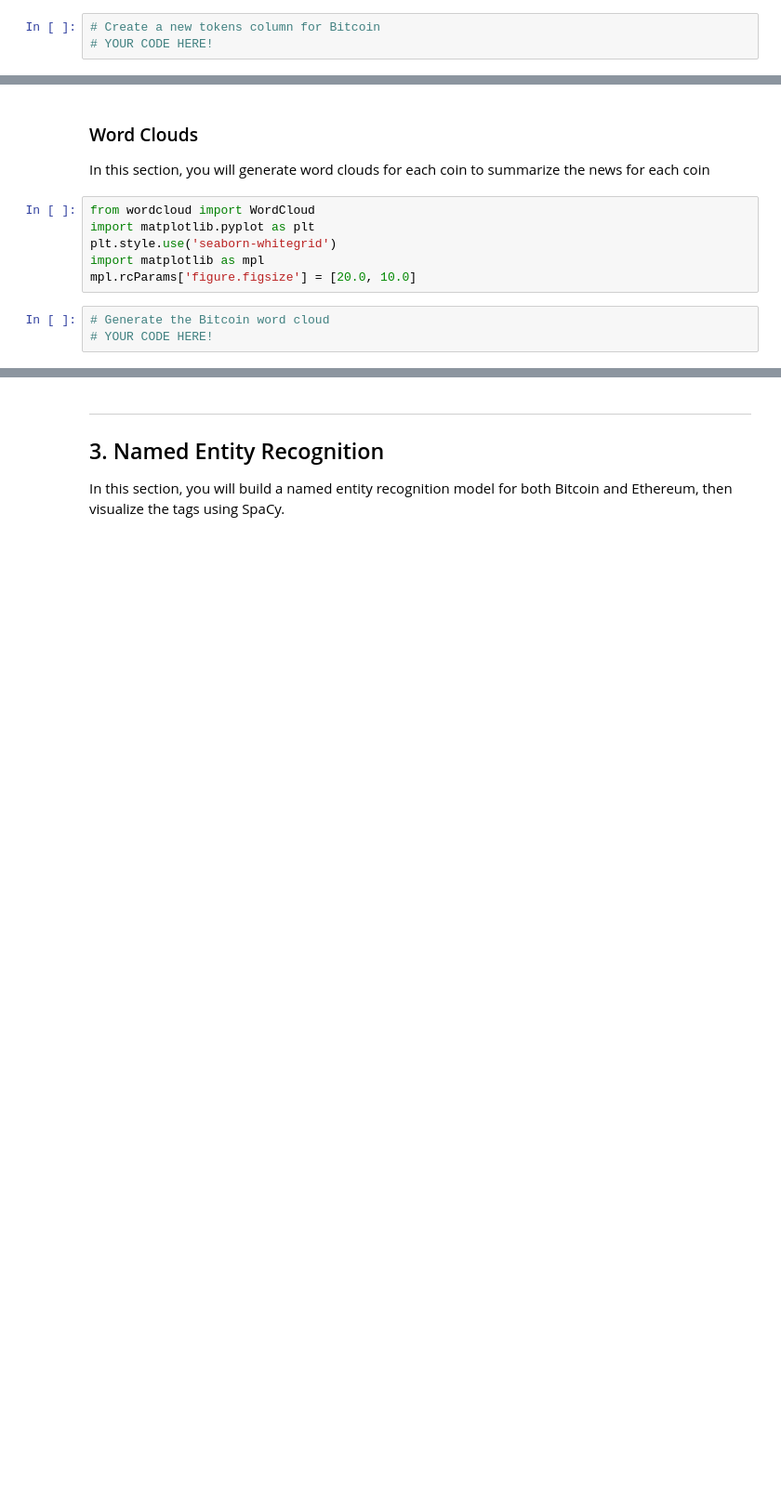
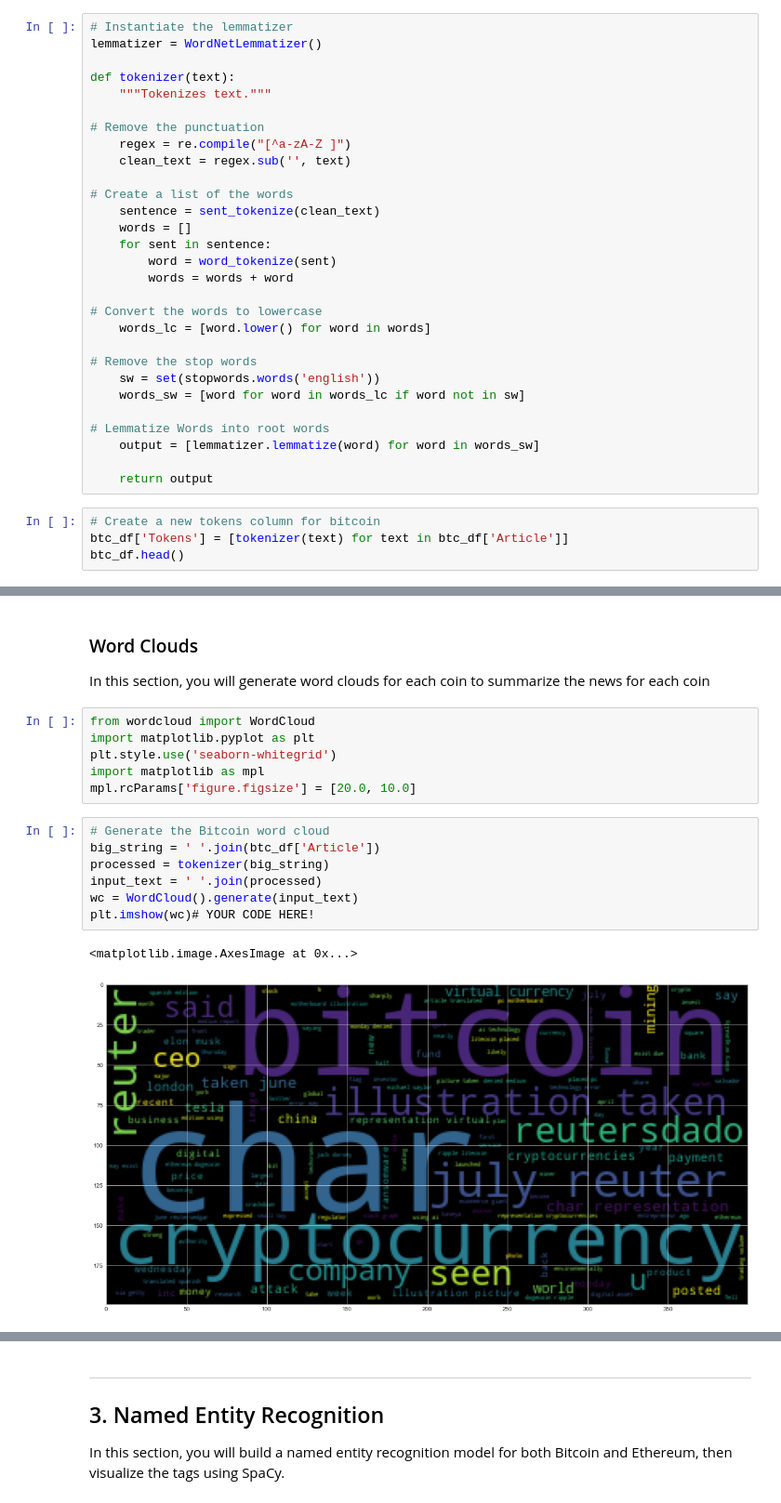
Before and after one commit to martsymarts/Unit-12-Homework, a Jupyter notebook: Unit 12 Homework/Starter_Code/crypto_sentiment.ipynb, the cells around one changed output, grey strips where cells are left out. Shown at 93% size. Cells and saved outputs as stored; diff of their text form; blank space fills up the shorter version.

```diff
--- a/Unit 12 Homework/Starter_Code/crypto_sentiment.ipynb
+++ b/Unit 12 Homework/Starter_Code/crypto_sentiment.ipynb
@@ -119,3 +209,33 @@ def tokenizer(text):
+# %%
+# Instantiate the lemmatizer
+lemmatizer = WordNetLemmatizer()
+
+def tokenizer(text):
+    """Tokenizes text."""
+
+# Remove the punctuation
+    regex = re.compile("[^a-zA-Z ]")
+    clean_text = regex.sub('', text)
+
+# Create a list of the words
+    sentence = sent_tokenize(clean_text)
+    words = []
+    for sent in sentence:
+        word = word_tokenize(sent)
+        words = words + word
+
+# Convert the words to lowercase
+    words_lc = [word.lower() for word in words]
+
+# Remove the stop words
+    sw = set(stopwords.words('english'))
+    words_sw = [word for word in words_lc if word not in sw]
+
+# Lemmatize Words into root words
+    output = [lemmatizer.lemmatize(word) for word in words_sw]
+
+    return output
 # %%
-# Create a new tokens column for Bitcoin
-# YOUR CODE HERE!
+# Create a new tokens column for bitcoin
+btc_df['Tokens'] = [tokenizer(text) for text in btc_df['Article']]
+btc_df.head()
@@ -165,4 +336,11 @@ import matplotlib as mpl
 mpl.rcParams['figure.figsize'] = [20.0, 10.0]
 # %%
 # Generate the Bitcoin word cloud
-# YOUR CODE HERE!
+big_string = ' '.join(btc_df['Article'])
+processed = tokenizer(big_string)
+input_text = ' '.join(processed)
+wc = WordCloud().generate(input_text)
+plt.imshow(wc)# YOUR CODE HERE!
+# %% [output]
+<matplotlib.image.AxesImage at 0x...>
+[figure, added]
```
Also changed, not shown: parts of 29 cells of this notebook.
